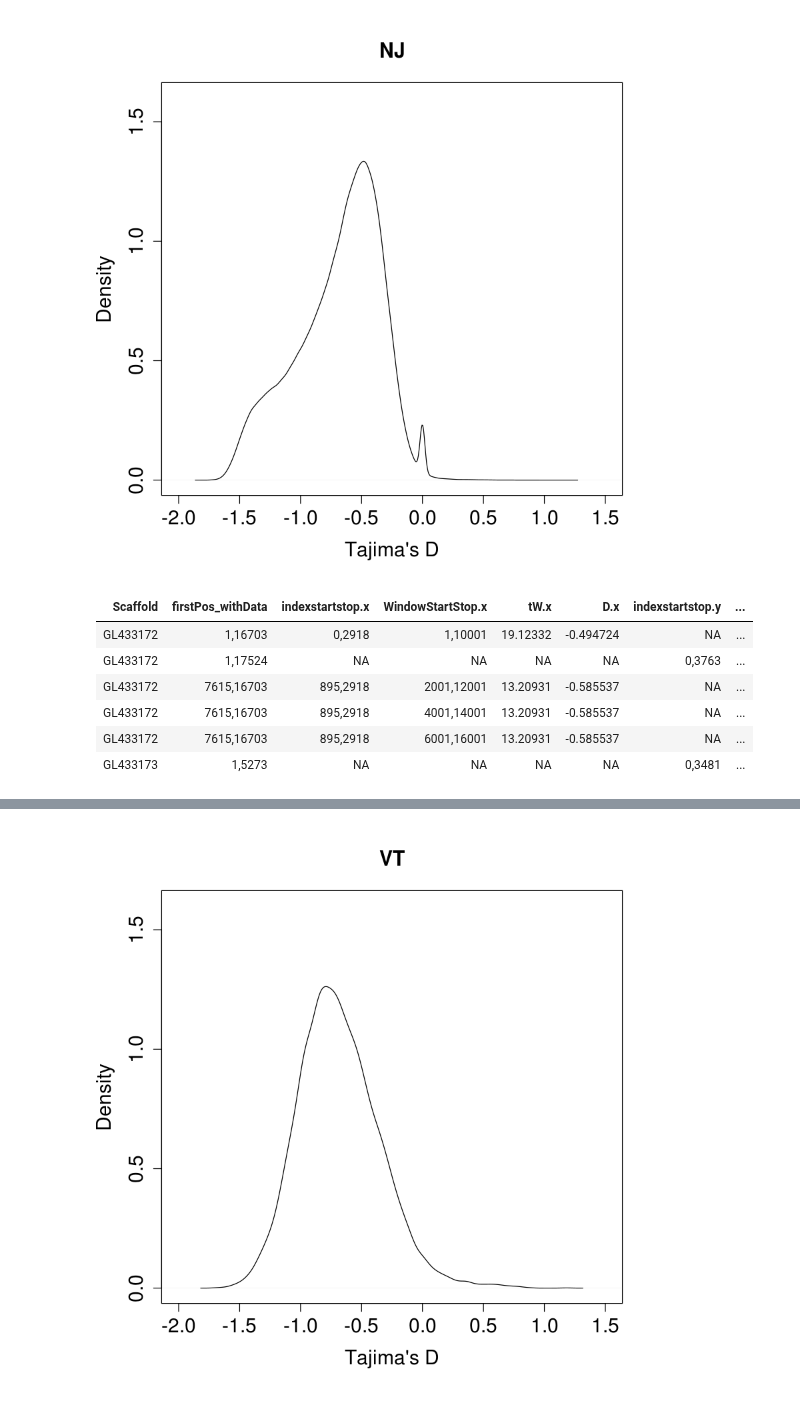
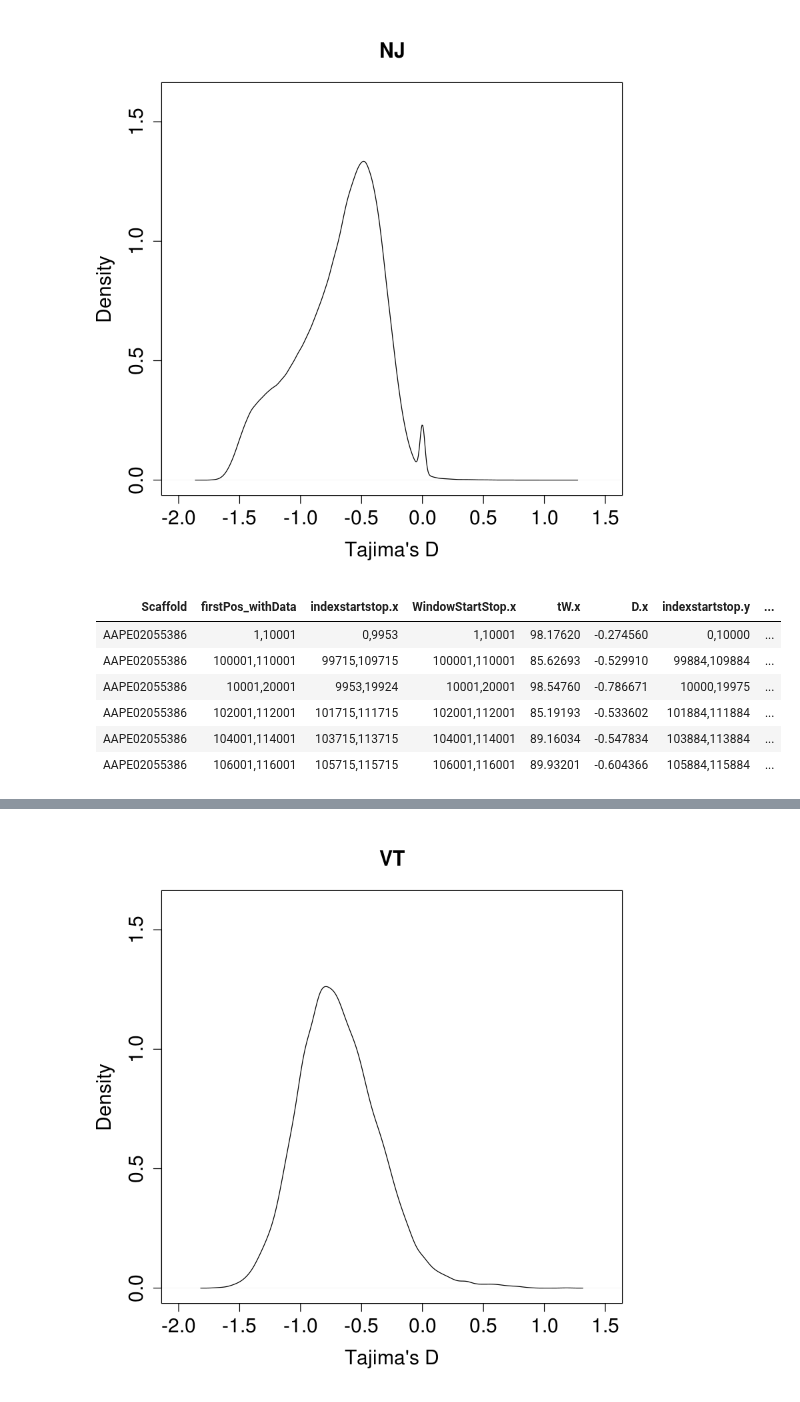
Before and after one commit to sagw/WNS_WGS, a Jupyter notebook: Notebooks/Angsd_all_thetas_graphs.ipynb, the cells around one changed output, grey strips where cells are left out. Saved outputs shown, nothing was run; the diff lists cells and outputs as text; code cells hidden in the pictures.

```diff
--- a/Notebooks/Angsd_all_thetas_graphs.ipynb
+++ b/Notebooks/Angsd_all_thetas_graphs.ipynb
@@ -168,15 +138,15 @@ plot(density(NJU$D), main="NJ", cex.main=1.5, xlab="Tajima's D", cex.lab=1.5, ce
 plotVT=ggplot(data=VT, aes(x=Scaffold, y=diffD))+
   geom_point(data=VT)+ theme_bw()+theme(axis.text.x=element_blank(), panel.grid.minor = element_blank(), panel.grid.major = element_blank())+ ggtitle("VT")+theme(plot.title = element_text(hjust = 0.5))
 # %%
-tail(VT)
+head(VT)
 # %% [output]
 | Scaffold | firstPos_withData | indexstartstop.x | WindowStartStop.x | tW.x | D.x | indexstartstop.y | ... |
-| GL433172 | 1,16703 | 0,2918 | 1,10001 | 19.12332 | -0.494724 | NA | ... |
-| GL433172 | 1,17524 | NA | NA | NA | NA | 0,3763 | ... |
-| GL433172 | 7615,16703 | 895,2918 | 2001,12001 | 13.20931 | -0.585537 | NA | ... |
-| GL433172 | 7615,16703 | 895,2918 | 4001,14001 | 13.20931 | -0.585537 | NA | ... |
-| GL433172 | 7615,16703 | 895,2918 | 6001,16001 | 13.20931 | -0.585537 | NA | ... |
-| GL433173 | 1,5273 | NA | NA | NA | NA | 0,3481 | ... |
+| AAPE02055386 | 1,10001 | 0,9953 | 1,10001 | 98.17620 | -0.274560 | 0,10000 | ... |
+| AAPE02055386 | 100001,110001 | 99715,109715 | 100001,110001 | 85.62693 | -0.529910 | 99884,109884 | ... |
+| AAPE02055386 | 10001,20001 | 9953,19924 | 10001,20001 | 98.54760 | -0.786671 | 10000,19975 | ... |
+| AAPE02055386 | 102001,112001 | 101715,111715 | 102001,112001 | 85.19193 | -0.533602 | 101884,111884 | ... |
+| AAPE02055386 | 104001,114001 | 103715,113715 | 104001,114001 | 89.16034 | -0.547834 | 103884,113884 | ... |
+| AAPE02055386 | 106001,116001 | 105715,115715 | 106001,116001 | 89.93201 | -0.604366 | 105884,115884 | ... |
 # %%
 plotVT
 # %% [output]
```
Also changed, not shown: parts of 15 cells of this notebook, 2 other files.
